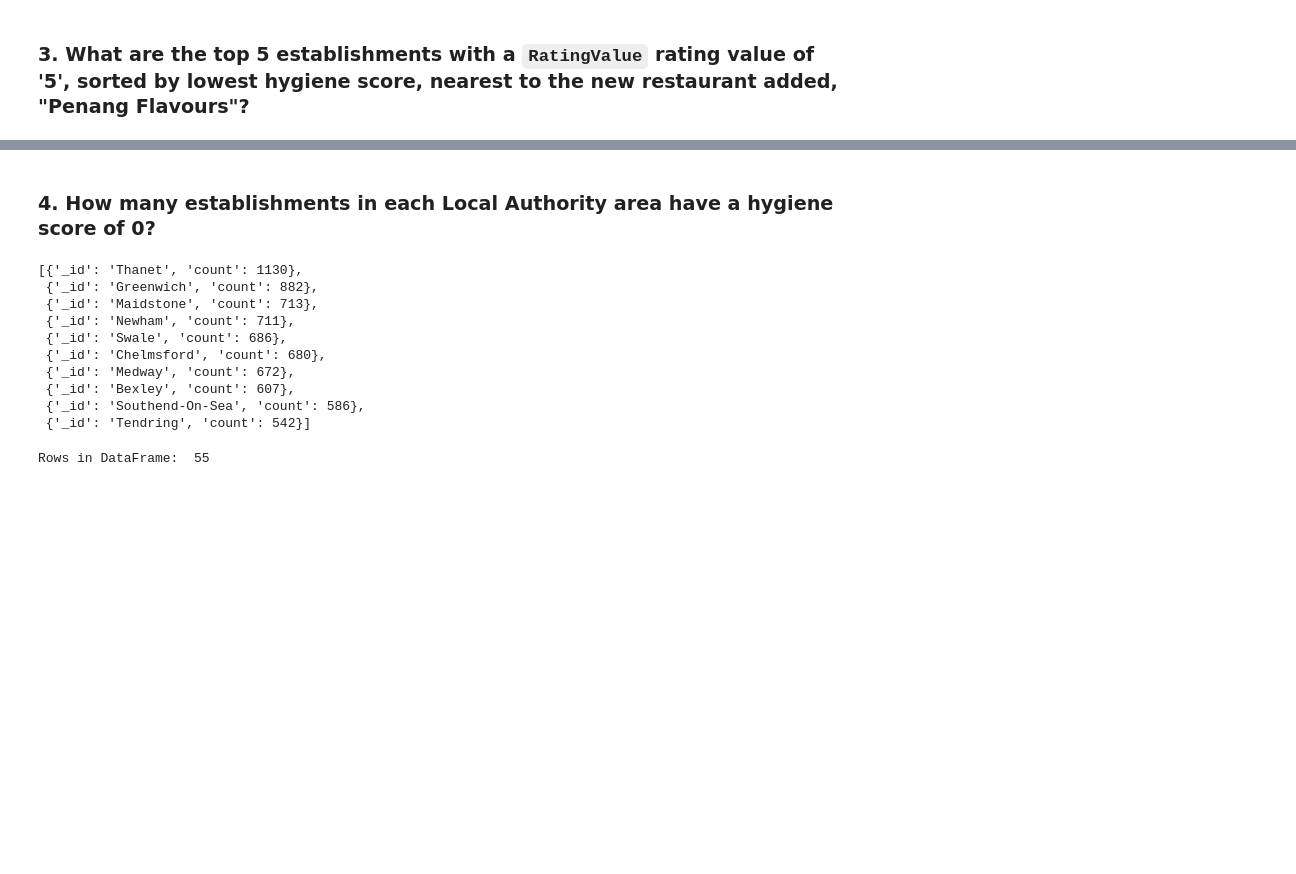
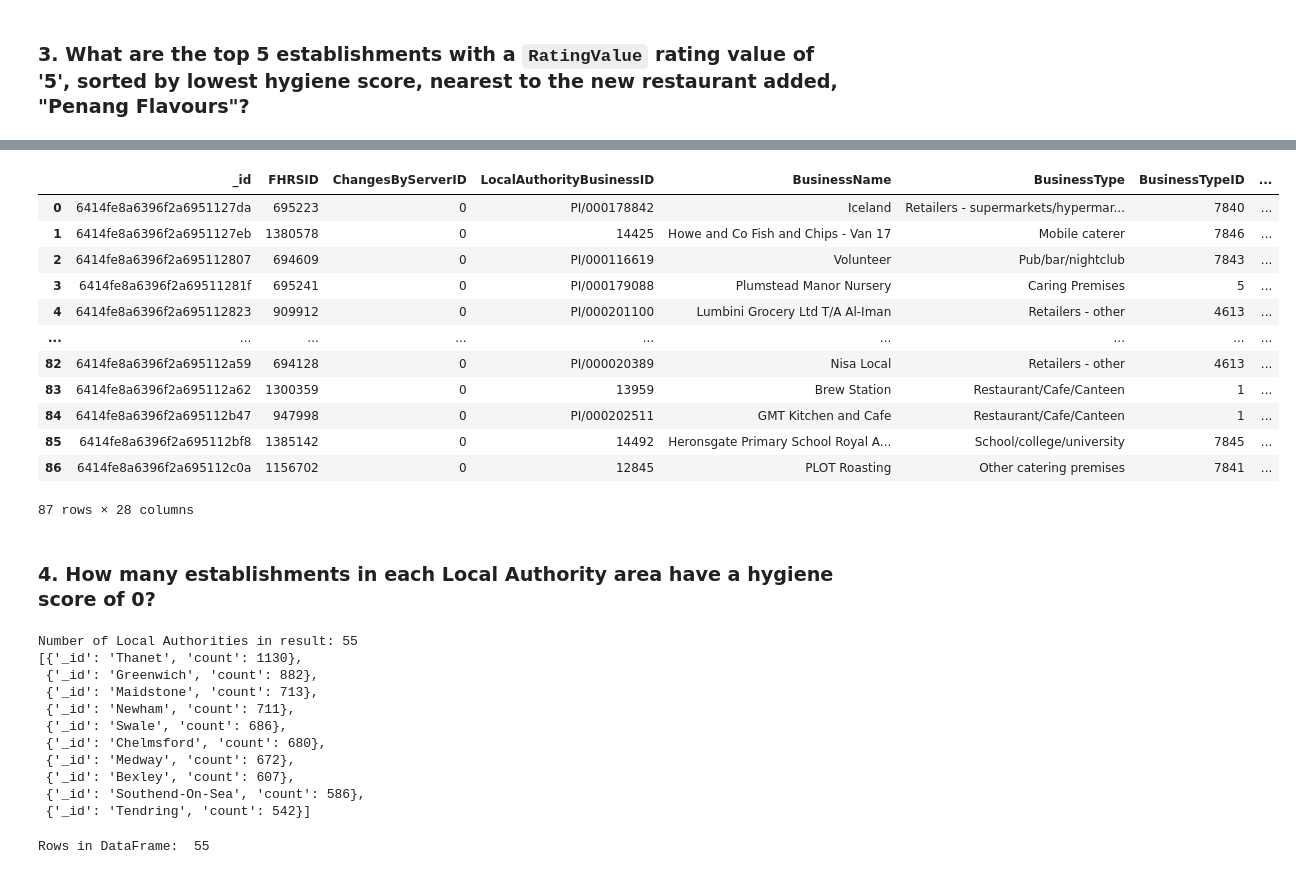
Before and after one commit to BMO777/nosql-challenge, a Jupyter notebook: NoSQL_analysis_starter.ipynb, the cells around one changed output, grey strips where cells are left out. Cells and saved outputs as stored; diff of their text form; code cells hidden in the pictures; blank space fills up the shorter version.

```diff
--- a/NoSQL_analysis_starter.ipynb
+++ b/NoSQL_analysis_starter.ipynb
@@ -134,16 +138,24 @@ Rows in DataFrame:  34
 # %%
+# from bson.decimal128 import Decimal128
+# pprint(list(est.find({"geocode.longitude": Decimal128(str(longitude))})))
+
 # Search within 0.01 degree on either side of the latitude and longitude.
 # Rating value must equal 5
 # Sort by hygiene score
 
 degree_search = 0.01
-# latitude =
-# longitude =
+geocode = [geocode['geocode'] for geocode in est.find({'BusinessName': 'Penang Flavours'},{"geocode.latitude": 1,"geocode.longitude": 1})]
+longitude = float(str([long['longitude'] for long in geocode][0]))
+latitude = float(str([lat['latitude'] for lat in geocode][0]))
 
-# query = pprint(list(est.aggregate([{'geocode.latitude':{('$geocode.latitude'+ degree_search),('$geocode.latitude'- degree_search)},'geocode.longitude':{('$geocode.longitude'+ degree_search),('$geocode.longitude'- degree_search)},'RatingValue':'5'}])))
-# sort =
-
+query = {
+         'geocode.latitude': {'$lte': (latitude + degree_search), '$gte': (latitude - degree_search)},
+         'geocode.longitude': {'$lte': (longitude + degree_search), '$gte': (longitude - degree_search)},
+         'RatingValue': '5',
+         }
+sort = [('scores.Hygiene', 1)]
+result = list(est.find(query).sort(sort))
 # Print the results
-# pprint(list(est.find({'geocode.latitude':{(f"'$geocode.latitude'{+ degree_search}"),('$geocode.latitude'- degree_search)},'geocode.longitude':{('$geocode.longitude'+ degree_search),('$geocode.longitude'- degree_search)},'RatingValue':'5'})))
-pprint(list(est.find({"geocode.latitude": {"$eq":[ 1.196408]}}))[:10])
+print("Number of documents in result:", est.count_documents(query))
+pprint((result)[0])
 # %% [output]
@@ -151,5 +179,21 @@ pprint(list(est.find({"geocode.latitude": {"$eq":[ 1.196408]}}))[:10])
 # %%
 # Convert result to Pandas DataFrame
+result_df = pd.DataFrame(result)
+result_df
+# %% [output]
+|  | _id | FHRSID | ChangesByServerID | LocalAuthorityBusinessID | BusinessName | BusinessType | BusinessTypeID | ... |
+| 0 | 6414fe8a6396f2a6951127da | 695223 | 0 | PI/000178842 | Iceland | Retailers - supermarkets/hypermar... | 7840 | ... |
+| 1 | 6414fe8a6396f2a6951127eb | 1380578 | 0 | 14425 | Howe and Co Fish and Chips - Van 17 | Mobile caterer | 7846 | ... |
+| 2 | 6414fe8a6396f2a695112807 | 694609 | 0 | PI/000116619 | Volunteer | Pub/bar/nightclub | 7843 | ... |
+| 3 | 6414fe8a6396f2a69511281f | 695241 | 0 | PI/000179088 | Plumstead Manor Nursery | Caring Premises | 5 | ... |
+| 4 | 6414fe8a6396f2a695112823 | 909912 | 0 | PI/000201100 | Lumbini Grocery Ltd T/A Al-Iman | Retailers - other | 4613 | ... |
+| ... | ... | ... | ... | ... | ... | ... | ... | ... |
+| 82 | 6414fe8a6396f2a695112a59 | 694128 | 0 | PI/000020389 | Nisa Local | Retailers - other | 4613 | ... |
+| 83 | 6414fe8a6396f2a695112a62 | 1300359 | 0 | 13959 | Brew Station | Restaurant/Cafe/Canteen | 1 | ... |
+| 84 | 6414fe8a6396f2a695112b47 | 947998 | 0 | PI/000202511 | GMT Kitchen and Cafe | Restaurant/Cafe/Canteen | 1 | ... |
+| 85 | 6414fe8a6396f2a695112bf8 | 1385142 | 0 | 14492 | Heronsgate Primary School Royal A... | School/college/university | 7845 | ... |
+| 86 | 6414fe8a6396f2a695112c0a | 1156702 | 0 | 12845 | PLOT Roasting | Other catering premises | 7841 | ... |
+87 rows × 28 columns
 # %% [markdown]
 ### 4. How many establishments in each Local Authority area have a hygiene score of 0?
 # %%
@@ -159,10 +203,12 @@ pprint(list(est.find({"geocode.latitude": {"$eq":[ 1.196408]}}))[:10])
 # 3. Sorts the matches from highest to lowest
 result = list(est.aggregate([{'$match': {'scores.Hygiene':  0}},{'$group': {'_id': "$LocalAuthorityName", 'count': { '$sum': 1 }}},{'$sort': { 'count': -1}}]))
 # Print the number of documents in the result
+print("Number of Local Authorities in result:", len(result))
 
 # Print the first 10 results
 pprint(list(est.aggregate([{'$match': {'scores.Hygiene':  0}},{'$group': {'_id': "$LocalAuthorityName", 'count': { '$sum': 1 }}},{'$sort': { 'count': -1}}]))[0:10])
 # %% [output]
+Number of Local Authorities in result: 55
 [{'_id': 'Thanet', 'count': 1130},
  {'_id': 'Greenwich', 'count': 882},
  {'_id': 'Maidstone', 'count': 713},
```
Also changed, not shown: parts of 2 cells of this notebook, 1 other file.
